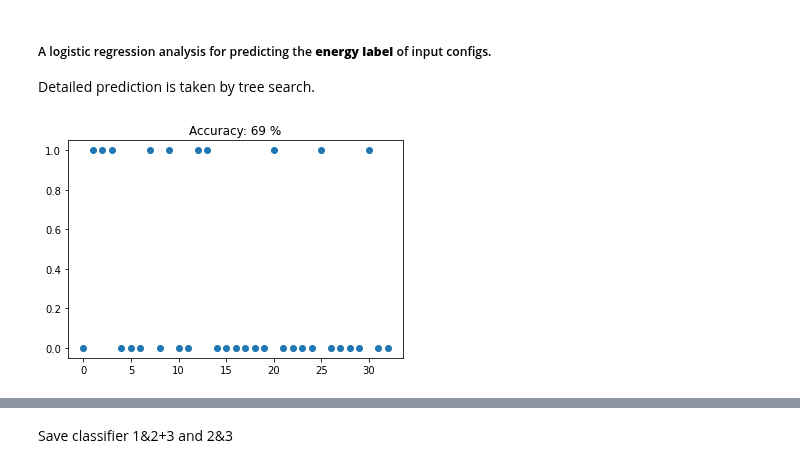
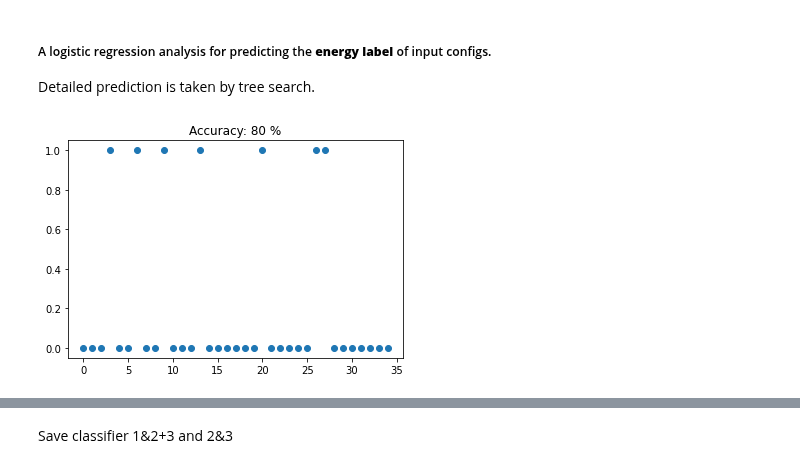
Before and after one commit to wzetto/MATools, a Jupyter notebook: CE_MC/cluster_nn_ce.ipynb, the cells around one changed output, grey strips where cells are left out. Saved outputs shown, nothing was run; the diff lists cells and outputs as text; code cells hidden in the pictures.

```diff
--- a/CE_MC/cluster_nn_ce.ipynb
+++ b/CE_MC/cluster_nn_ce.ipynb
@@ -82,12 +82,12 @@ def create_dir(directory):
 
 class CE:
     def __init__(self, ind_1nn, ind_2nn, ind_3nn, ind_4nn,
-                ind_qua1nn, ind_qua1nn2nn,
+                ind_qua1nn,
                 ind_trip1nn, ind_trip1nn2nn, ind_trip1nn2nn3nn,
                 ind_1nn_pbc, ind_2nn_pbc, ind_3nn_pbc, ind_4nn_pbc,
                 ind_qua1nn_pbc,
                 ind_trip1nn_pbc, ind_trip1nn2nn_pbc, ind_trip1nn2nn3nn_pbc,
-                ind_raw, ind_pbc):
+                ind_raw,):
 
         #* Inner of 32-atom config.
         self.ind_1nn = ind_1nn
@@ -95,7 +95,6 @@ class CE:
         self.ind_3nn = ind_3nn
         self.ind_4nn = ind_4nn
         self.ind_qua1nn = ind_qua1nn
-        self.ind_qua1nn2nn = ind_qua1nn2nn
         self.ind_trip1nn = ind_trip1nn
         self.ind_trip1nn2nn = ind_trip1nn2nn
         self.ind_trip1nn2nn3nn = ind_trip1nn2nn3nn
@@ -111,7 +110,7 @@ class CE:
         self.ind_trip1nn2nn3nn_pbc = ind_trip1nn2nn3nn_pbc
 
         self.ind_raw = ind_raw
-        self.ind_pbc = ind_pbc
+        # self.ind_pbc = ind_pbc
 
         self.sym_oplist = np.array([2, 1, 1, 0, 6, 0, 4, 12, 24])
         self.sym_optri = np.array([6, 3, 1])
@@ -351,20 +358,32 @@ ind_2nn = np.load('/media/wz/7AD631A4D6316195/Projects/mc_pure_qua/fcc_32/ind_2n
 ind_3nn = np.load('/media/wz/7AD631A4D6316195/Projects/mc_pure_qua/fcc_32/ind_3nn.npy')
 ind_4nn = np.load('/media/wz/7AD631A4D6316195/Projects/mc_pure_qua/fcc_32/ind_4nn.npy')
 ind_qua1nn = np.load('/media/wz/7AD631A4D6316195/Projects/mc_pure_qua/fcc_32/ind_qua1nn.npy')
-ind_qua1nn2nn = np.load('/media/wz/7AD631A4D6316195/Projects/mc_pure_qua/fcc_32/ind_qua1nn2nn.npy')
+# ind_qua1nn2nn = np.load('/media/wz/7AD631A4D6316195/Projects/mc_pure_qua/fcc_32/ind_qua1nn2nn.npy')
 ind_trip1nn = np.load('/media/wz/7AD631A4D6316195/Projects/mc_pure_qua/fcc_32/ind_trip1nn.npy')
 ind_trip1nn2nn = np.load('/media/wz/7AD631A4D6316195/Projects/mc_pure_qua/fcc_32/ind_trip1nn2nn.npy')
 ind_trip1nn2nn3nn = np.load('/media/wz/7AD631A4D6316195/Projects/mc_pure_qua/fcc_32/ind_trip1nn2nn3nn.npy')
+
+ind_1nn_pbc = np.load('/media/wz/7AD631A4D6316195/Projects/mc_pure_qua/fcc_32/ind_1nn_pbc.npy')
+ind_2nn_pbc = np.load('/media/wz/7AD631A4D6316195/Projects/mc_pure_qua/fcc_32/ind_2nn_pbc.npy')
+ind_3nn_pbc = np.load('/media/wz/7AD631A4D6316195/Projects/mc_pure_qua/fcc_32/ind_3nn_pbc.npy')
+ind_4nn_pbc = np.load('/media/wz/7AD631A4D6316195/Projects/mc_pure_qua/fcc_32/ind_4nn_pbc.npy')
+ind_qua1nn_pbc = np.load('/media/wz/7AD631A4D6316195/Projects/mc_pure_qua/fcc_32/ind_qua1nn_pbc.npy')
+# ind_qua1nn2nn_pbc = np.load('/media/wz/7AD631A4D6316195/Projects/mc_pure_qua/fcc_32/ind_qua1nn2nn_pbc.npy')
+ind_trip1nn_pbc = np.load('/media/wz/7AD631A4D6316195/Projects/mc_pure_qua/fcc_32/ind_trip1nn_pbc.npy')
+ind_trip1nn2nn_pbc = np.load('/media/wz/7AD631A4D6316195/Projects/mc_pure_qua/fcc_32/ind_trip1nn2nn_pbc.npy')
+ind_trip1nn2nn3nn_pbc = np.load('/media/wz/7AD631A4D6316195/Projects/mc_pure_qua/fcc_32/ind_trip1nn2nn3nn_pbc.npy')
+
 ind_raw = np.load('/media/wz/7AD631A4D6316195/Projects/mc_pure_qua/fcc_32/ind_raw32.npy')
 
 weight_list, energy = [], []
 ce_ = CE(ind_1nn, ind_2nn, ind_3nn, ind_4nn,
-        ind_qua1nn, ind_qua1nn2nn,
-        ind_trip1nn, ind_trip1nn2nn, ind_trip1nn2nn3nn,
+        ind_qua1nn, ind_trip1nn, ind_trip1nn2nn, ind_trip1nn2nn3nn,
+        ind_1nn_pbc, ind_2nn_pbc, ind_3nn_pbc, ind_4nn_pbc,
+        ind_qua1nn_pbc, ind_trip1nn_pbc, ind_trip1nn2nn_pbc, ind_trip1nn2nn3nn_pbc,
         ind_raw)
 atom_num = 32
 
-for i in range(1, 334):
+for i in range(1, 353):
     ind_cr = np.load(f'/media/wz/7AD631A4D6316195/Projects/mc_pure_qua/252525/Cr25Mn25Co25Ni2532_try{i}/Cr25Mn25Co25Ni25_cr_chosen.npy')
     ind_mn = np.load(f'/media/wz/7AD631A4D6316195/Projects/mc_pure_qua/252525/Cr25Mn25Co25Ni2532_try{i}/Cr25Mn25Co25Ni25_mn_chosen.npy')
     ind_co = np.load(f'/media/wz/7AD631A4D6316195/Projects/mc_pure_qua/252525/Cr25Mn25Co25Ni2532_try{i}/Cr25Mn25Co25Ni25_co_chosen.npy')
@@ -531,16 +557,16 @@ elabel_train, elabel_test, eweight_train, eweight_test = train_test_split(
 # %%
 class_weight_12 = {0:len(ind_e1)/len_data, 1:len(ind_e2)/len_data+len(ind_e3)/len_data}
 
-logr_12 = LogisticRegression(C=200, max_iter=10000, class_weight=class_weight_12,
+logr_12 = LogisticRegression(C=2000, max_iter=10000, class_weight=class_weight_12,
     multi_class='ovr').fit(eweight_train, elabel_train)
 label_test_pre = logr_12.predict(eweight_test)
 
 res_label = np.abs(elabel_test-label_test_pre)
 len_true = len(np.where(res_label==0)[0])
 
 plt.scatter(np.arange(len(elabel_test)), np.abs(elabel_test-label_test_pre))
 plt.title(f'Accuracy: {int(len_true/len(elabel_test)*100)} %')
 
 plt.show()
 # %% [output]
-[figure, old version]
+[figure, new version]
```
Also changed, not shown: parts of 14 cells of this notebook, 13 other files.
